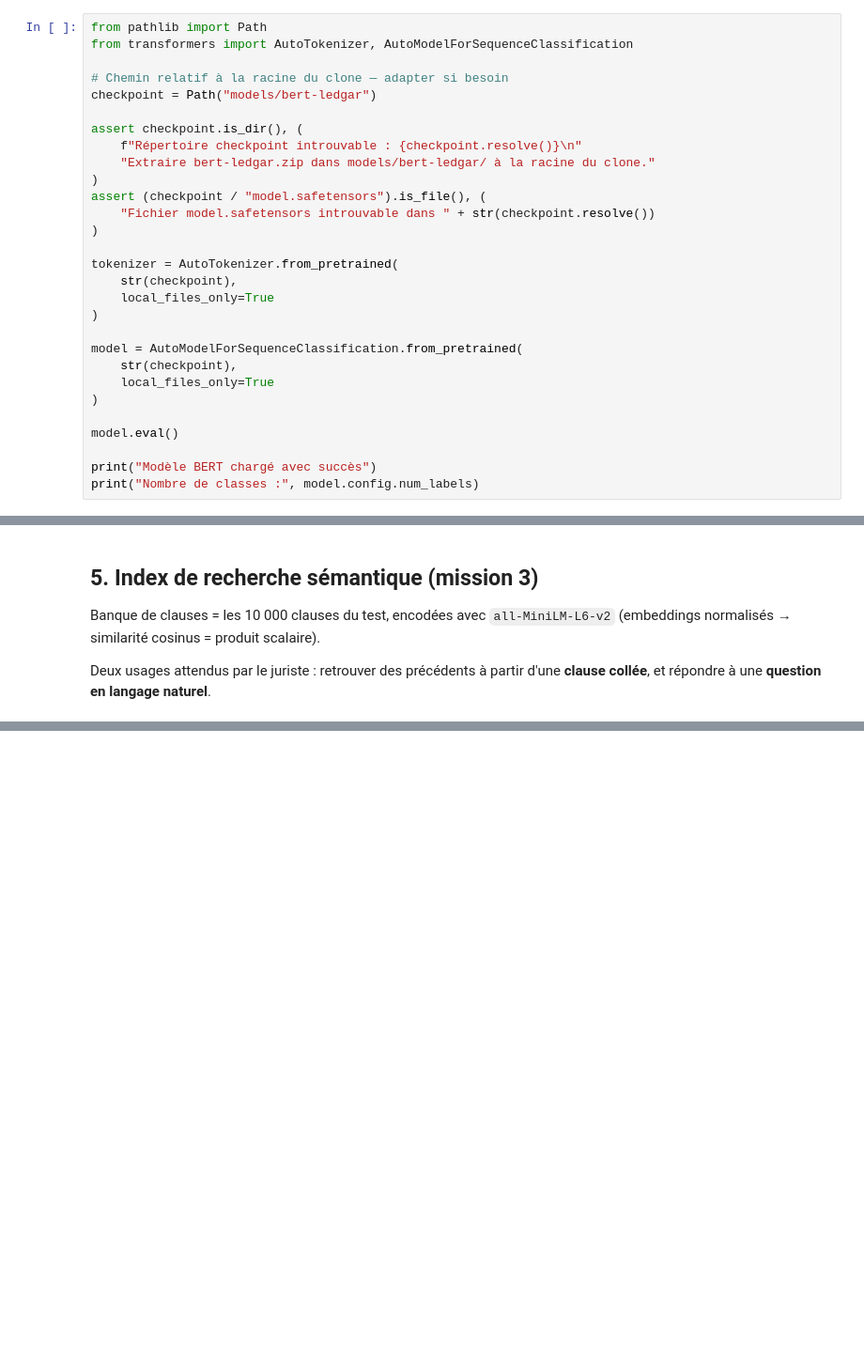
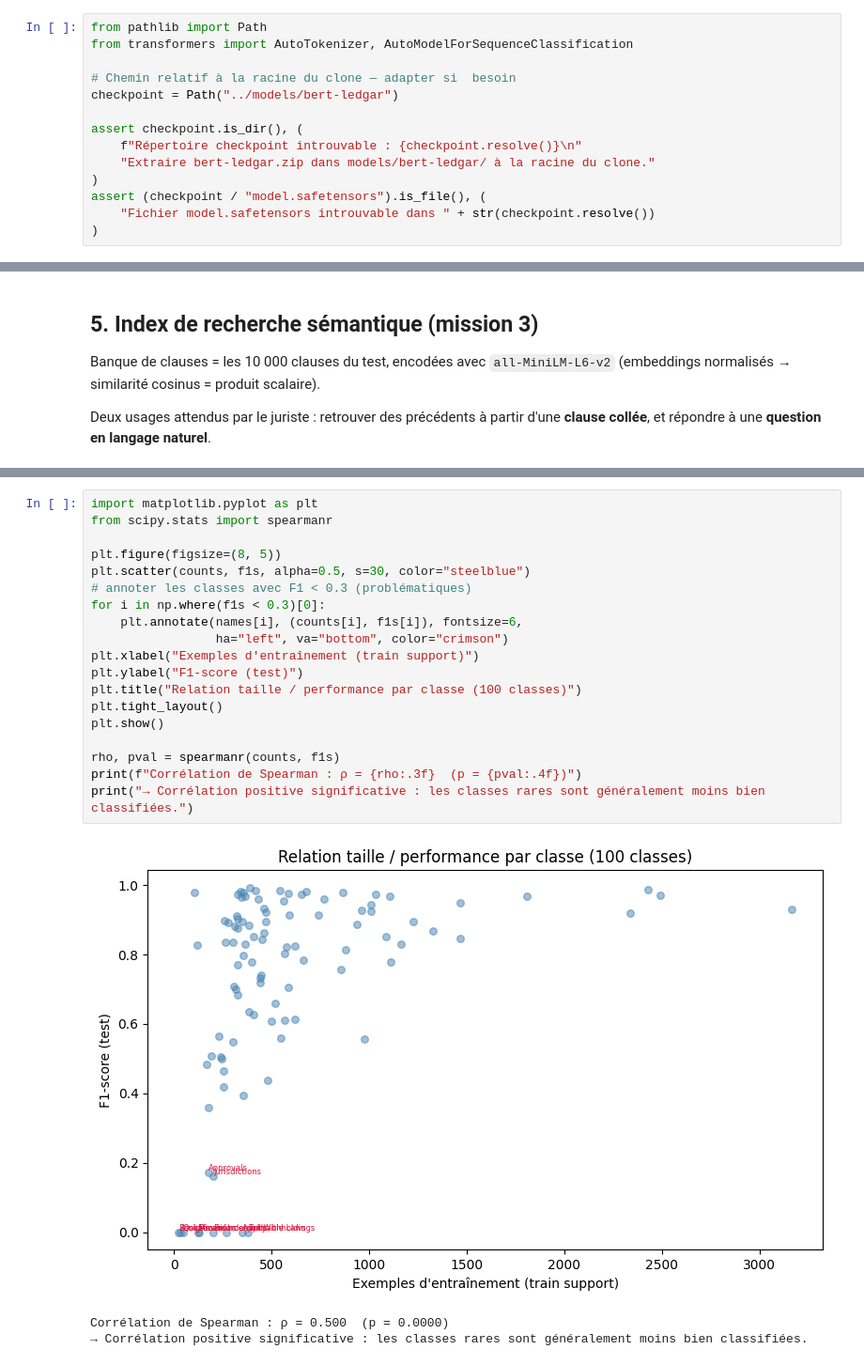
Before and after one commit to Charles-Scannavino/Projet_Deep_Learning, a Jupyter notebook: notebooks/Projet_DL_NLP.ipynb, the cells around one changed output, grey strips where cells are left out. Shown at 94% size. Cells and saved outputs as stored; diff of their text form; blank space fills up the shorter version.

```diff
--- a/notebooks/Projet_DL_NLP.ipynb
+++ b/notebooks/Projet_DL_NLP.ipynb
@@ -268,8 +291,8 @@ _Leçon de débogage : un premier `predict` avait donné les résultats du mini-
 from pathlib import Path
 from transformers import AutoTokenizer, AutoModelForSequenceClassification
 
-# Chemin relatif à la racine du clone — adapter si besoin
-checkpoint = Path("models/bert-ledgar")
+# Chemin relatif à la racine du clone — adapter si  besoin
+checkpoint = Path("../models/bert-ledgar")
 
 assert checkpoint.is_dir(), (
     f"Répertoire checkpoint introuvable : {checkpoint.resolve()}\n"
@@ -278,18 +301,3 @@ assert checkpoint.is_dir(), (
 assert (checkpoint / "model.safetensors").is_file(), (
     "Fichier model.safetensors introuvable dans " + str(checkpoint.resolve())
 )
-
-tokenizer = AutoTokenizer.from_pretrained(
-    str(checkpoint),
-    local_files_only=True
-)
-
-model = AutoModelForSequenceClassification.from_pretrained(
-    str(checkpoint),
-    local_files_only=True
-)
-
-model.eval()
-
-print("Modèle BERT chargé avec succès")
-print("Nombre de classes :", model.config.num_labels)
@@ -461,0 +615,23 @@ for result in results:
+# %%
+import matplotlib.pyplot as plt
+from scipy.stats import spearmanr
+
+plt.figure(figsize=(8, 5))
+plt.scatter(counts, f1s, alpha=0.5, s=30, color="steelblue")
+# annoter les classes avec F1 < 0.3 (problématiques)
+for i in np.where(f1s < 0.3)[0]:
+    plt.annotate(names[i], (counts[i], f1s[i]), fontsize=6,
+                 ha="left", va="bottom", color="crimson")
+plt.xlabel("Exemples d'entraînement (train support)")
+plt.ylabel("F1-score (test)")
+plt.title("Relation taille / performance par classe (100 classes)")
+plt.tight_layout()
+plt.show()
+
+rho, pval = spearmanr(counts, f1s)
+print(f"Corrélation de Spearman : ρ = {rho:.3f}  (p = {pval:.4f})")
+print("→ Corrélation positive significative : les classes rares sont généralement moins bien classifiées.")
+# %% [output]
+[figure, added]
+Corrélation de Spearman : ρ = 0.500  (p = 0.0000)
+→ Corrélation positive significative : les classes rares sont généralement moins bien classifiées.
```
Also changed, not shown: parts of 21 cells of this notebook, 4 other files.
